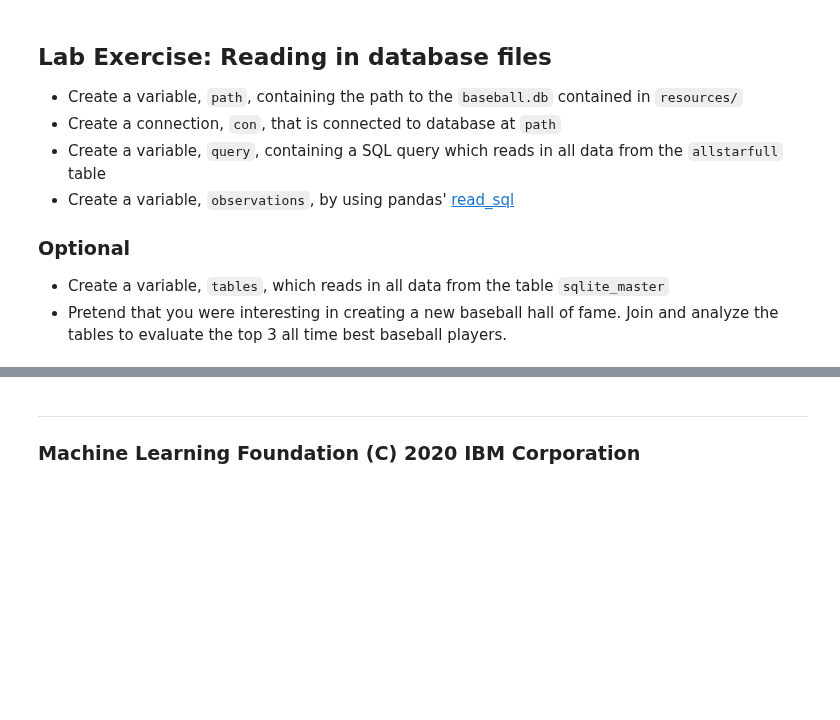
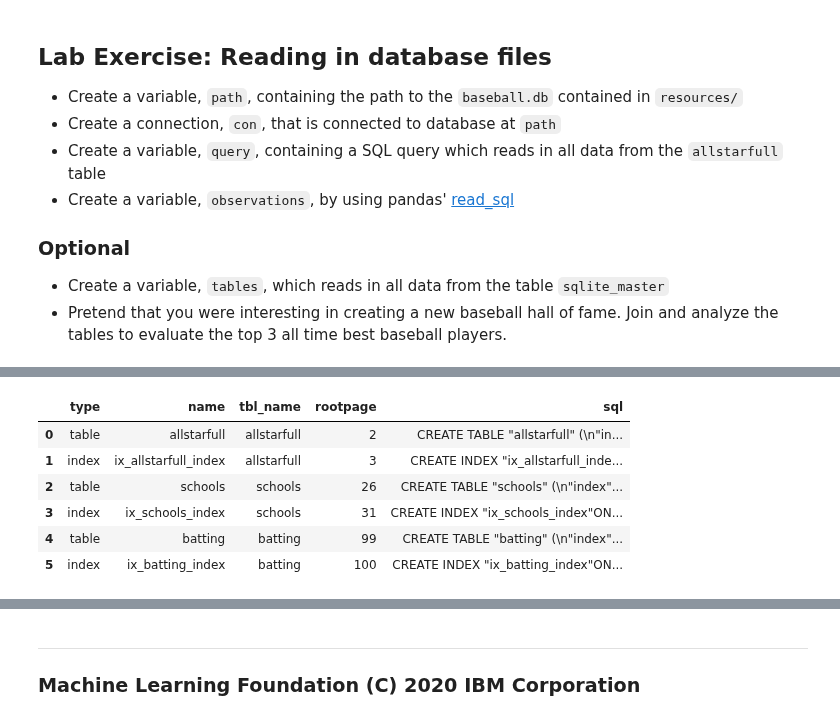
Before and after one commit to htetaunglynn94/coursera, a Jupyter notebook: ibm_ml_series/eda_4_ml/module_2/holab2_reading_data_b.ipynb, the cells around one changed output, grey strips where cells are left out. Drawn from its saved outputs; the diff is of its cells as text; code cells hidden in the pictures; blank space fills up the shorter version.

```diff
--- a/ibm_ml_series/eda_4_ml/module_2/holab2_reading_data_b.ipynb
+++ b/ibm_ml_series/eda_4_ml/module_2/holab2_reading_data_b.ipynb
@@ -83,0 +61,12 @@ print(best.head())
+# %%
+# Create a variable, tables, which reads in all data from the table sqlite_master
+all_tables = pd.read_sql("SELECT * FROM sqlite_master", con)
+display(all_tables)
+# %% [output]
+|  | type | name | tbl_name | rootpage | sql |
+| 0 | table | allstarfull | allstarfull | 2 | CREATE TABLE "allstarfull" (\n"in... |
+| 1 | index | ix_allstarfull_index | allstarfull | 3 | CREATE INDEX "ix_allstarfull_inde... |
+| 2 | table | schools | schools | 26 | CREATE TABLE "schools" (\n"index"... |
+| 3 | index | ix_schools_index | schools | 31 | CREATE INDEX "ix_schools_index"ON... |
+| 4 | table | batting | batting | 99 | CREATE TABLE "batting" (\n"index"... |
+| 5 | index | ix_batting_index | batting | 100 | CREATE INDEX "ix_batting_index"ON... |
```
Also changed, not shown: parts of 4 cells of this notebook.
